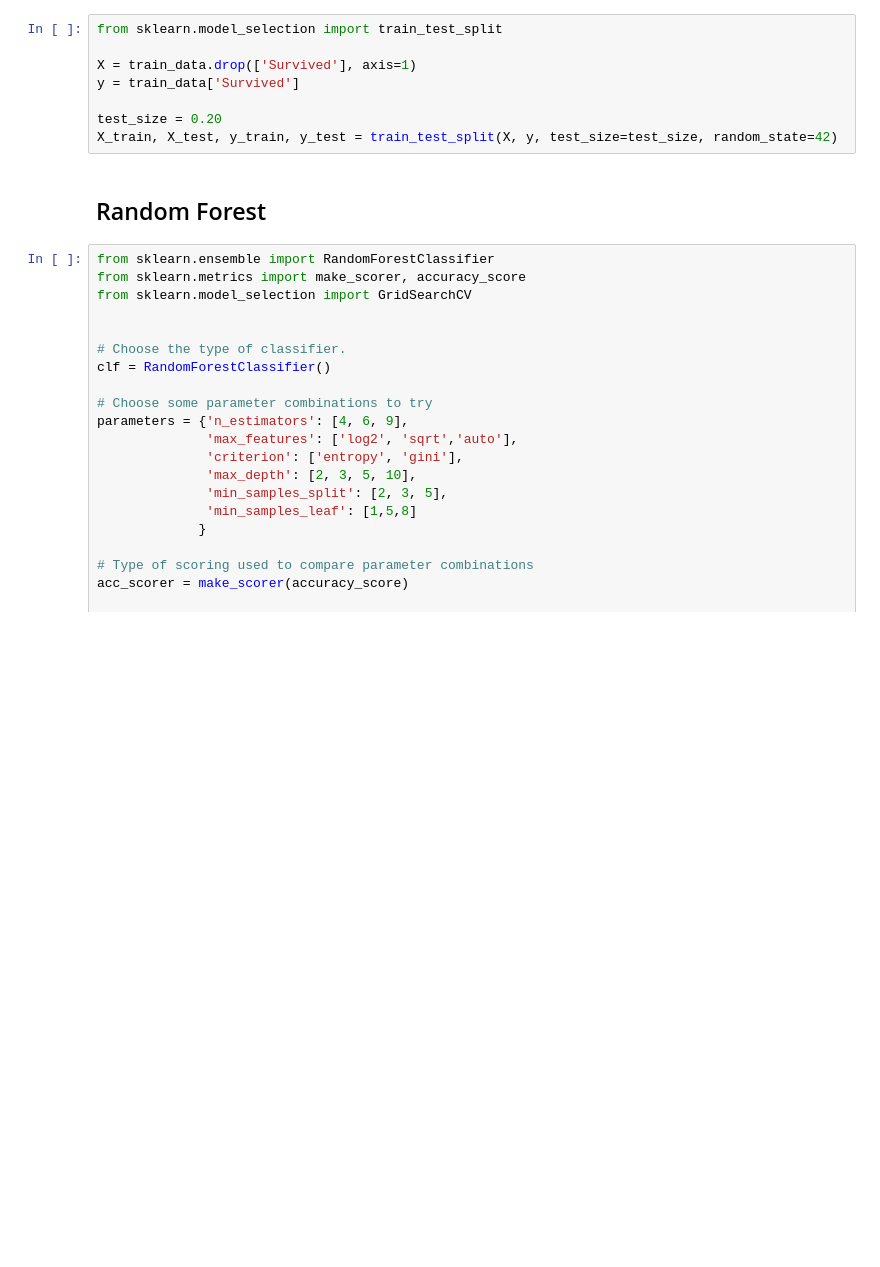
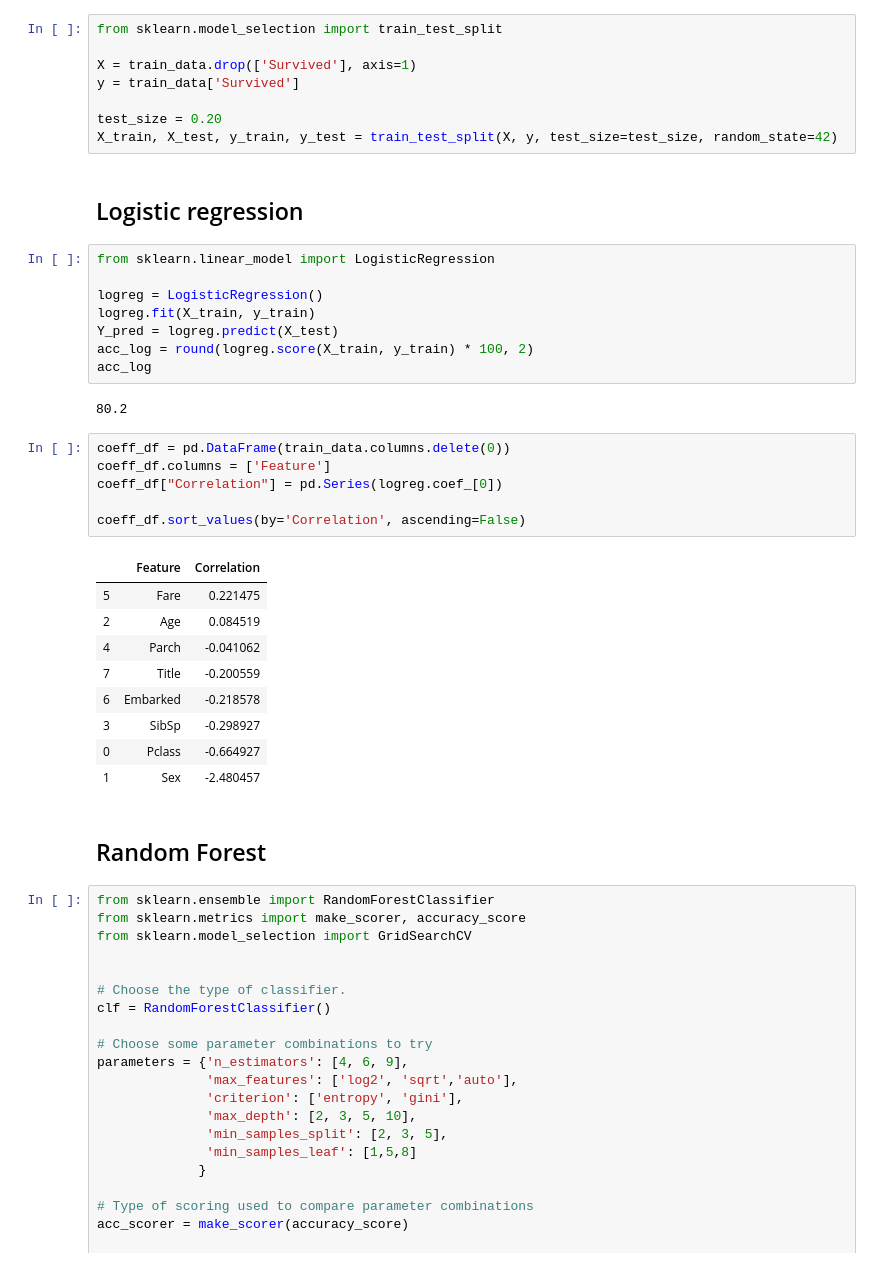
Before and after one commit to arrrunas/machine-learning-titanic, a Jupyter notebook: survival_prediction.ipynb, the cells around one changed output. Drawn from its saved outputs; the diff is of its cells as text; blank space fills up the shorter version.

Commit message:
Add logistic regression to test features

```diff
--- a/survival_prediction.ipynb
+++ b/survival_prediction.ipynb
@@ -268,6 +262,34 @@ y = train_data['Survived']
 
 test_size = 0.20
 X_train, X_test, y_train, y_test = train_test_split(X, y, test_size=test_size, random_state=42)
+# %% [markdown]
+## Logistic regression
+# %%
+from sklearn.linear_model import LogisticRegression
+
+logreg = LogisticRegression()
+logreg.fit(X_train, y_train)
+Y_pred = logreg.predict(X_test)
+acc_log = round(logreg.score(X_train, y_train) * 100, 2)
+acc_log
+# %% [output]
+80.2
+# %%
+coeff_df = pd.DataFrame(train_data.columns.delete(0))
+coeff_df.columns = ['Feature']
+coeff_df["Correlation"] = pd.Series(logreg.coef_[0])
+
+coeff_df.sort_values(by='Correlation', ascending=False)
+# %% [output]
+|  | Feature | Correlation |
+| 5 | Fare | 0.221475 |
+| 2 | Age | 0.084519 |
+| 4 | Parch | -0.041062 |
+| 7 | Title | -0.200559 |
+| 6 | Embarked | -0.218578 |
+| 3 | SibSp | -0.298927 |
+| 0 | Pclass | -0.664927 |
+| 1 | Sex | -2.480457 |
 # %% [markdown]
 ## Random Forest
 # %%
```
Also changed, not shown: parts of 9 cells of this notebook.
